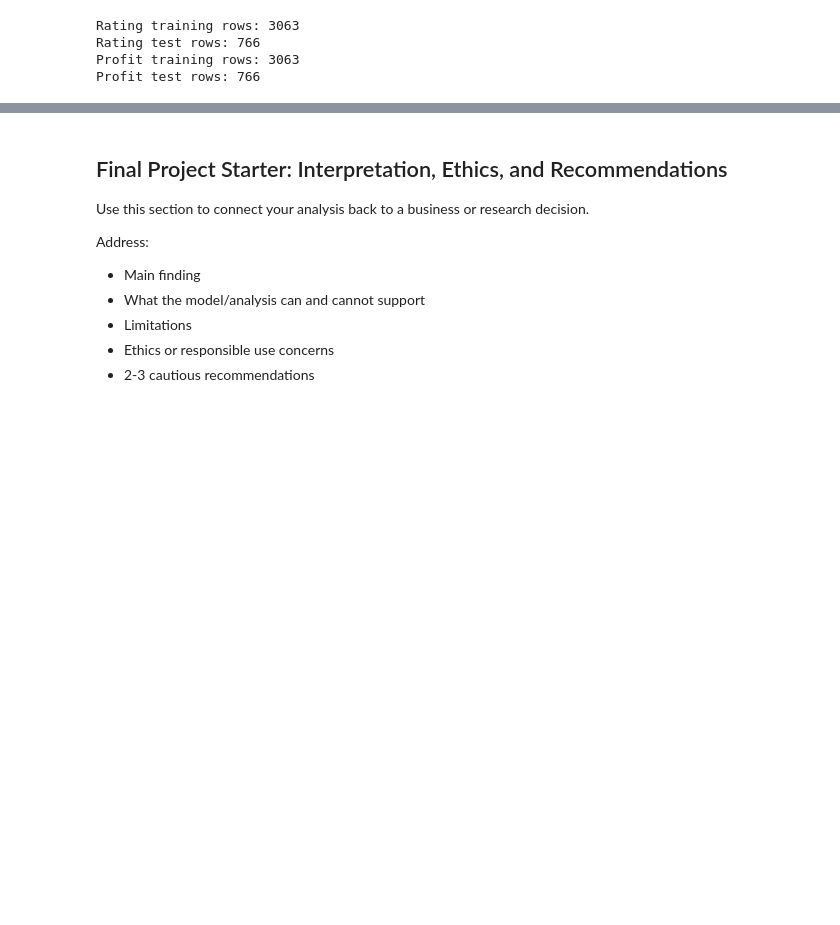
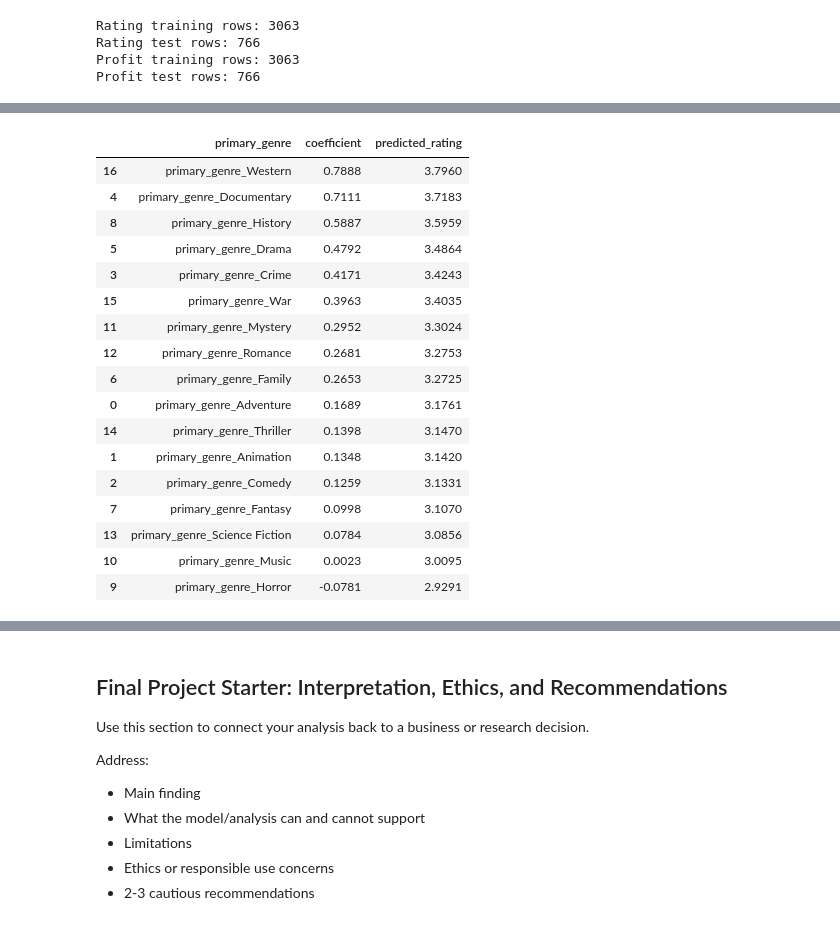
Before and after one commit to mlholg99/ban6003-project-movie-template-Meagan_Holguin, a Jupyter notebook: notebooks/movies_project_starter.ipynb, the cells around one changed output, grey strips where cells are left out. Drawn from its saved outputs; the diff is of its cells as text; code cells hidden in the pictures; blank space fills up the shorter version.

```diff
--- a/notebooks/movies_project_starter.ipynb
+++ b/notebooks/movies_project_starter.ipynb
@@ -827,0 +856,10 @@ Profit test rows: 766
+# %%
+# convert primary_genre to dummy variables for the rating model
+
+x_rating_train_dummy = pd.get_dummies(
+    X_rating_train, columns=features, drop_first=True, dtype=int)
+
+x_rating_test_dummy = pd.get_dummies(
+    X_rating_test, columns=features, drop_first=True, dtype=int)
+
+display(x_rating_train_dummy.head())
@@ -827,0 +1009,9 @@ Profit test rows: 766
+# %%
+# pair each primary genre with its audience rating coefficient
+
+rating_coefficients = pd.DataFrame({
+    "primary_genre": x_rating_train_dummy.columns,
+    "coefficient": model_rating.coef_
+})
+
+display(rating_coefficients.round(4))
@@ -827,0 +1074,27 @@ Profit test rows: 766
+# %%
+# Calculate predicted audience ratings by primary genre
+
+rating_coefficients["predicted_rating"] = (
+    rating_coefficients["coefficient"] + model_rating.intercept_)
+
+display(rating_coefficients.sort_values(
+    "predicted_rating", ascending=False).round(4))
+# %% [output]
+|  | primary_genre | coefficient | predicted_rating |
+| 16 | primary_genre_Western | 0.7888 | 3.7960 |
+| 4 | primary_genre_Documentary | 0.7111 | 3.7183 |
+| 8 | primary_genre_History | 0.5887 | 3.5959 |
+| 5 | primary_genre_Drama | 0.4792 | 3.4864 |
+| 3 | primary_genre_Crime | 0.4171 | 3.4243 |
+| 15 | primary_genre_War | 0.3963 | 3.4035 |
+| 11 | primary_genre_Mystery | 0.2952 | 3.3024 |
+| 12 | primary_genre_Romance | 0.2681 | 3.2753 |
+| 6 | primary_genre_Family | 0.2653 | 3.2725 |
+| 0 | primary_genre_Adventure | 0.1689 | 3.1761 |
+| 14 | primary_genre_Thriller | 0.1398 | 3.1470 |
+| 1 | primary_genre_Animation | 0.1348 | 3.1420 |
+| 2 | primary_genre_Comedy | 0.1259 | 3.1331 |
+| 7 | primary_genre_Fantasy | 0.0998 | 3.1070 |
+| 13 | primary_genre_Science Fiction | 0.0784 | 3.0856 |
+| 10 | primary_genre_Music | 0.0023 | 3.0095 |
+| 9 | primary_genre_Horror | -0.0781 | 2.9291 |
```
Also changed, not shown: parts of 37 cells of this notebook.
